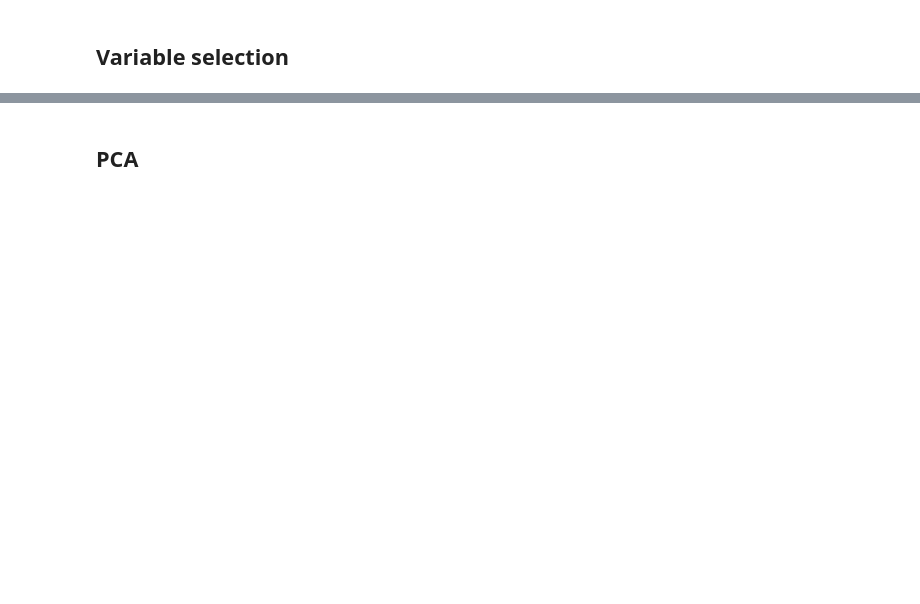
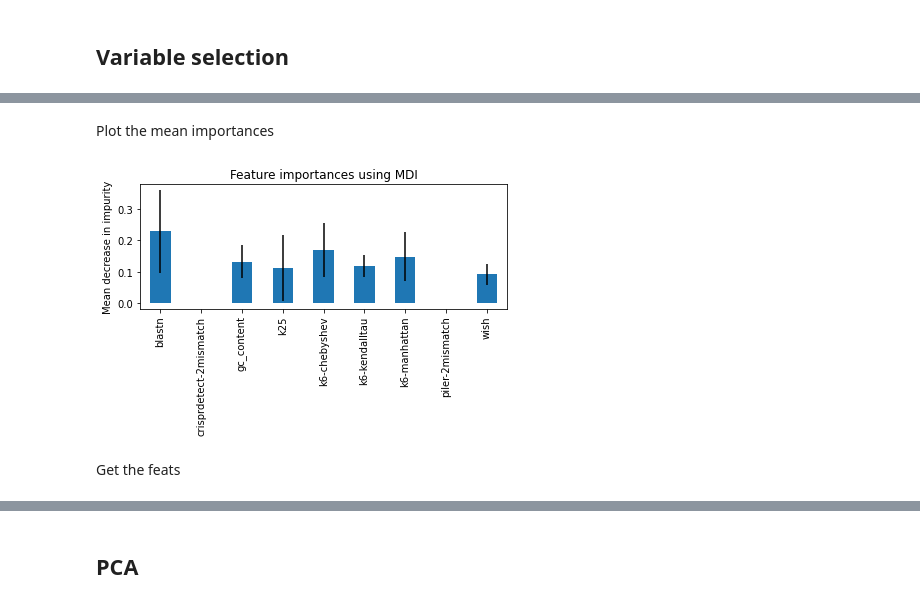
Before and after one commit to mikrzol/ML_bacteriophage_host_predicting, a Jupyter notebook: feature_exploration.ipynb, the cells around one changed output, grey strips where cells are left out. Cells and saved outputs as stored; diff of their text form; code cells hidden in the pictures; blank space fills up the shorter version.

```diff
--- a/feature_exploration.ipynb
+++ b/feature_exploration.ipynb
@@ -144,3 +134,12 @@ draw_rocs([df_all, df_all_small], ['R_forest 1000', 'R_forest 200'])
+# %%
+def draw_gini_importances(importances, std, X):
+    forest_importances = pd.Series(importances, index=X.columns)
+
+    fig, ax = plt.subplots()
+    forest_importances.plot.bar(yerr=std, ax=ax)
+    ax.set_title("Feature importances using MDI")
+    ax.set_ylabel("Mean decrease in impurity")
+    fig.tight_layout()
 # %% [markdown]
 # pandas-profiling
 # %%
@@ -191,0 +306,7 @@ vif_2
+# %%
+importances = np.array([results_small['estimator'][i].feature_importances_ for i in range(0, max(df_all_small['group_code']))])
+# %%
+stds = []
+for i in range(0, max(df_all_small['group_code'])):
+    stds.append(np.std([tree.feature_importances_ for tree in results_small['estimator'][i].estimators_], axis=0))
+stds = np.array(stds)
@@ -191,0 +315,11 @@ vif_2
+# %%
+importances_means = np.mean(importances, axis=0)
+stds_means = np.mean(stds, axis=0)
+# %% [markdown]
+Plot the mean importances
+# %%
+draw_gini_importances(importances_means, stds_means, X_main)
+# %% [output]
+[figure, added]
+# %% [markdown]
+Get the feats
```
Also changed, not shown: parts of 56 cells of this notebook.
